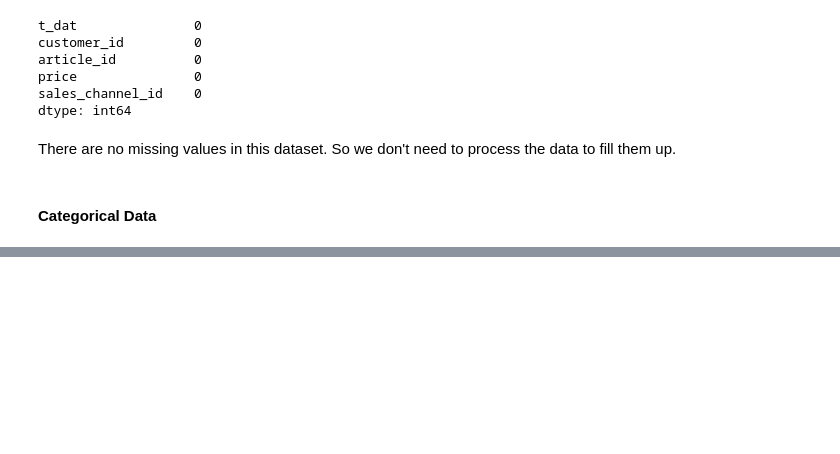
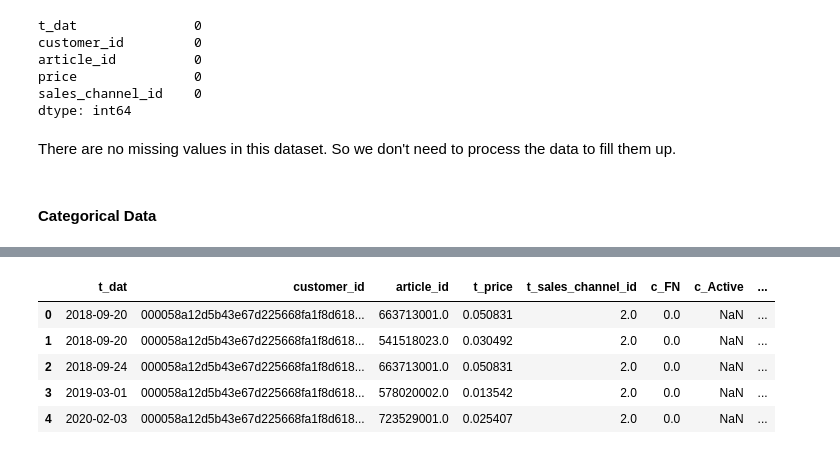
Before and after one commit to alexamew/H-M-Personalized-Fashion-Recommendations, a Jupyter notebook: main.ipynb, the cells around one changed output, grey strips where cells are left out. Drawn from its saved outputs; the diff is of its cells as text; code cells hidden in the pictures; blank space fills up the shorter version.

```diff
--- a/main.ipynb
+++ b/main.ipynb
@@ -327,0 +338,18 @@ There are no missing values in this dataset. So we don't need to process the dat
+# %%
+customers_n_transactions = pd.merge(transaction_train, customers, on='customer_id', how='outer')
+customers_n_transactions = customers_n_transactions.rename(columns={'price': 't_price',
+                                         'sales_channel_id': 't_sales_channel_id',
+                                         'FN': 'c_FN',
+                                         'Active': 'c_Active',
+                                         'club_member_status': 'c_club_member_status',
+                                         'fashion_news_frequency': 'c_fashion_news_frequency',
+                                         'age': 'c_age',
+                                         'postal_code': 'c_postal_code'})
+customers_n_transactions.head()
+# %% [output]
+|  | t_dat | customer_id | article_id | t_price | t_sales_channel_id | c_FN | c_Active | ... |
+| 0 | 2018-09-20 | 000058a12d5b43e67d225668fa1f8d618... | 663713001.0 | 0.050831 | 2.0 | 0.0 | NaN | ... |
+| 1 | 2018-09-20 | 000058a12d5b43e67d225668fa1f8d618... | 541518023.0 | 0.030492 | 2.0 | 0.0 | NaN | ... |
+| 2 | 2018-09-24 | 000058a12d5b43e67d225668fa1f8d618... | 663713001.0 | 0.050831 | 2.0 | 0.0 | NaN | ... |
+| 3 | 2019-03-01 | 000058a12d5b43e67d225668fa1f8d618... | 578020002.0 | 0.013542 | 2.0 | 0.0 | NaN | ... |
+| 4 | 2020-02-03 | 000058a12d5b43e67d225668fa1f8d618... | 723529001.0 | 0.025407 | 2.0 | 0.0 | NaN | ... |
```
Also changed, not shown: parts of 9 cells of this notebook.
